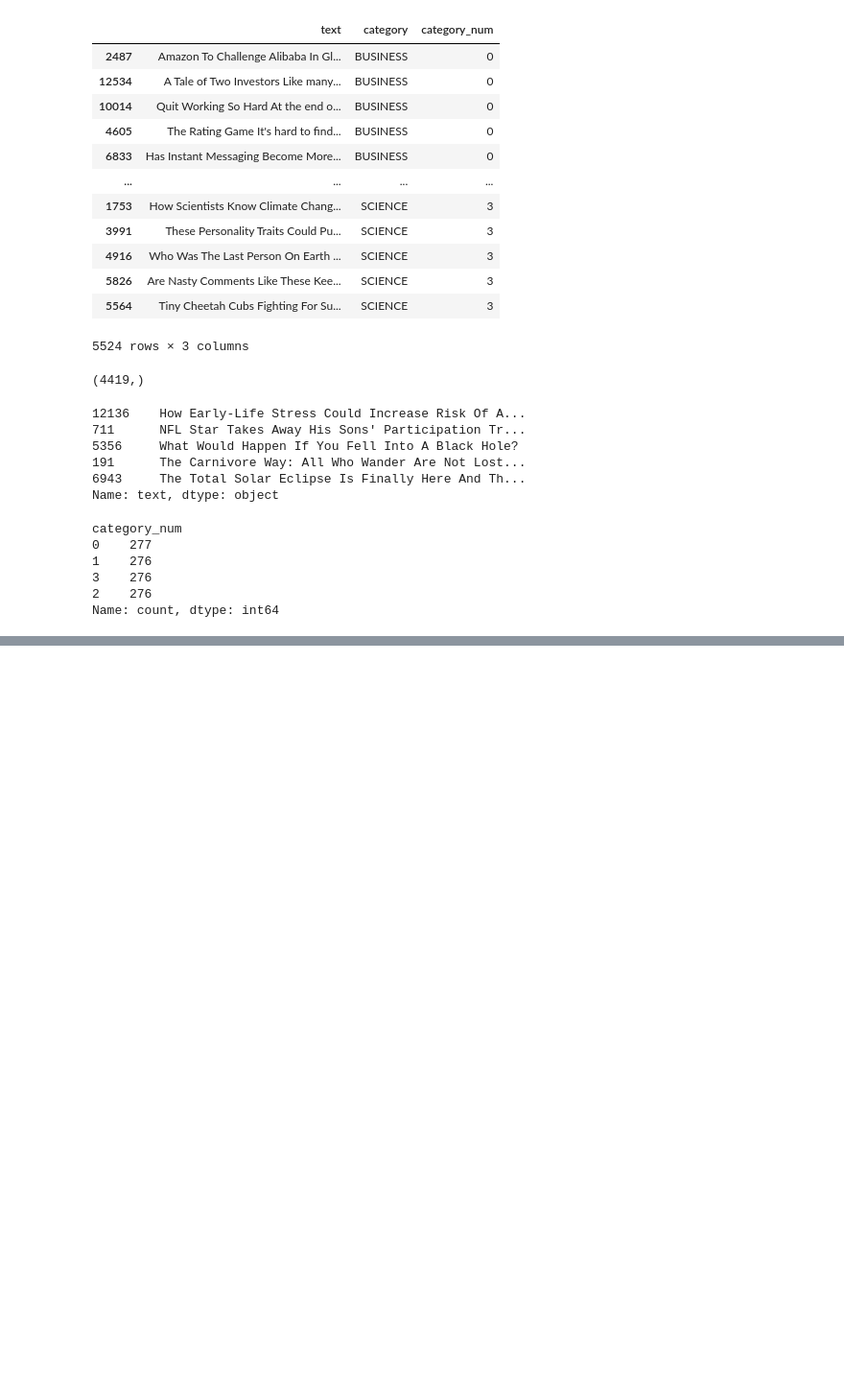
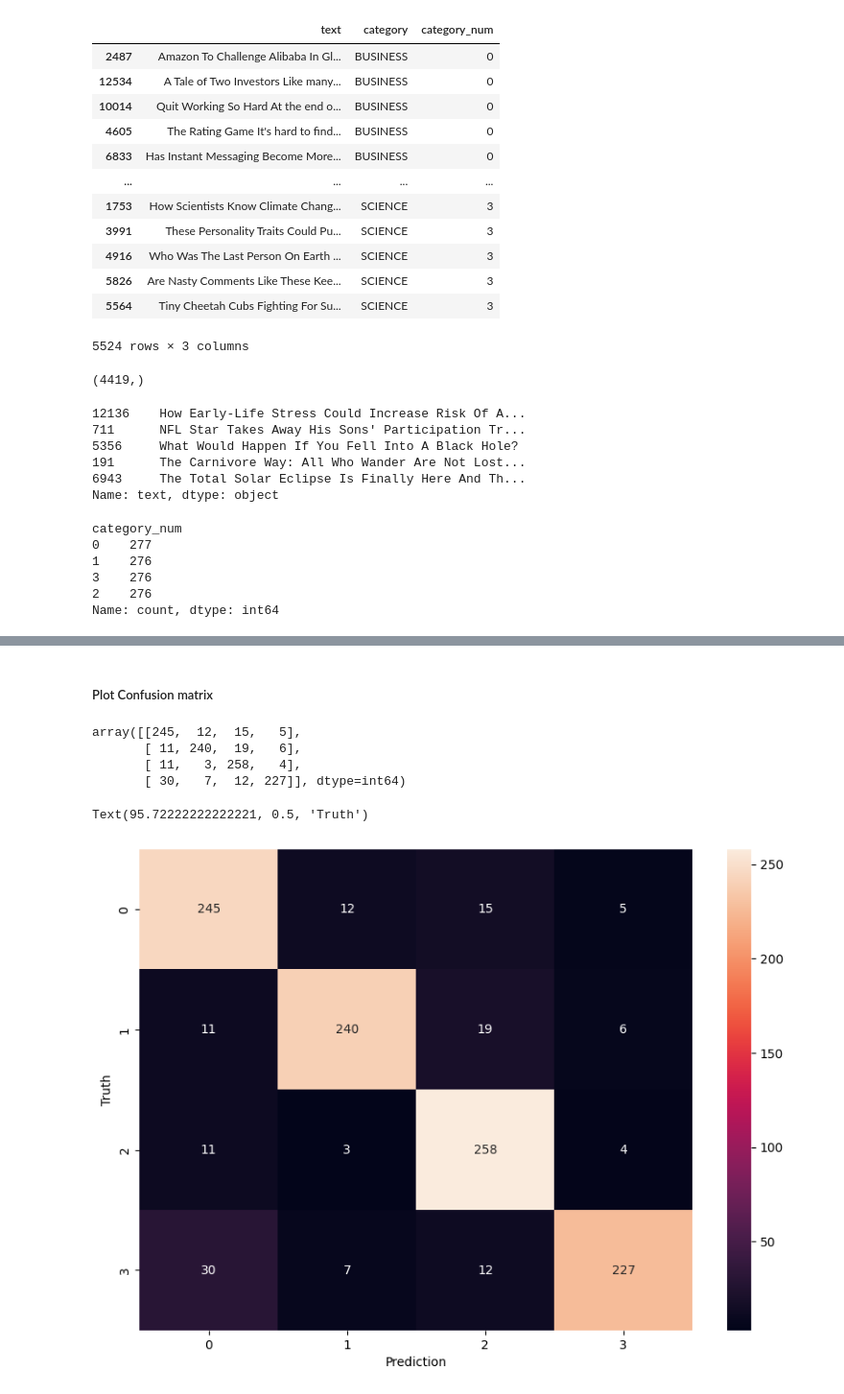
Before and after one commit to ThapaVinay/NLP_Tutorial, a Jupyter notebook: Text Representation/BagNGrams_News_Category.ipynb, the cells around one changed output, grey strips where cells are left out. Shown at 96% size. Drawn from its saved outputs; the diff is of its cells as text; code cells hidden in the pictures; blank space fills up the shorter version.

```diff
--- a/Text Representation/BagNGrams_News_Category.ipynb
+++ b/Text Representation/BagNGrams_News_Category.ipynb
@@ -183,0 +224,4 @@ Pipeline([
+# %%
+# now preprocess the text and train again
+
+df_balanced["preprocessed_text"] = df_balanced.text.apply(preprocess)
@@ -183,0 +237,21 @@ Pipeline([
+# %%
+from sklearn.model_selection import train_test_split
+
+X_train, X_test, y_train, y_test = train_test_split(
+    df_balanced.preprocessed_text,
+    df_balanced.category_num,
+    test_size = 0.2,
+    random_state=2024,
+    stratify=df_balanced.category_num # so that equal samples from each class are taken
+)
+# %%
+clf = Pipeline([
+    ('vectorizer_bi_gram', CountVectorizer(ngram_range=(1,2))),
+    ('Multi NB', MultinomialNB())
+])
+
+clf.fit(X_train, y_train)
+
+y_pred = clf.predict(X_test)
+
+print(classification_report(y_test, y_pred))
@@ -183,0 +269,23 @@ Pipeline([
+# %% [markdown]
+<h5> Plot Confusion matrix </h5>
+# %%
+from sklearn.metrics import confusion_matrix
+
+cm = confusion_matrix(y_test, y_pred)
+cm
+# %% [output]
+array([[245,  12,  15,   5],
+       [ 11, 240,  19,   6],
+       [ 11,   3, 258,   4],
+       [ 30,   7,  12, 227]], dtype=int64)
+# %%
+from matplotlib import pyplot as plt
+import seaborn as sn
+
+plt.figure(figsize=(10,7))
+sn.heatmap(cm, annot=True, fmt='d')
+plt.xlabel('Prediction')
+plt.ylabel('Truth')
+# %% [output]
+Text(95.72222222222221, 0.5, 'Truth')
+[figure, added]
```
Also changed, not shown: parts of 4 cells of this notebook, 5 other files.
